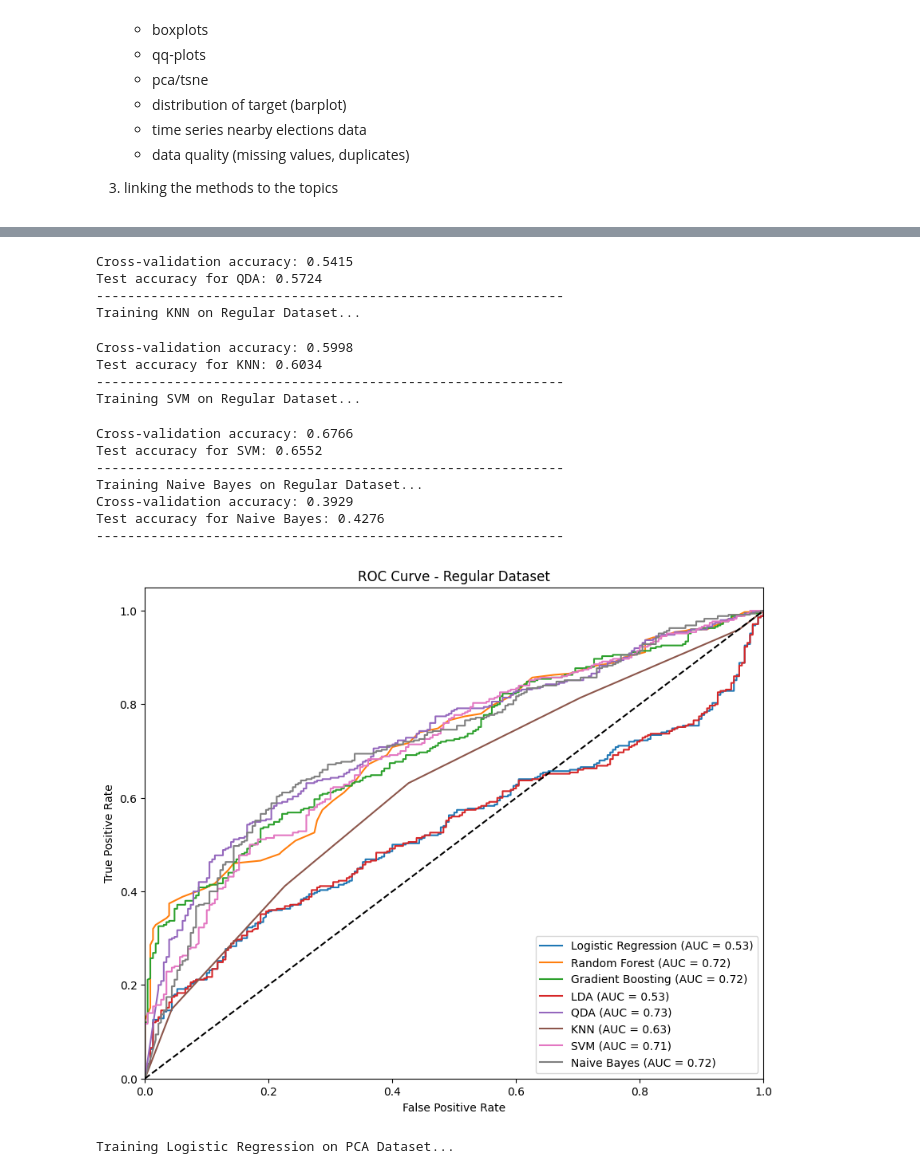
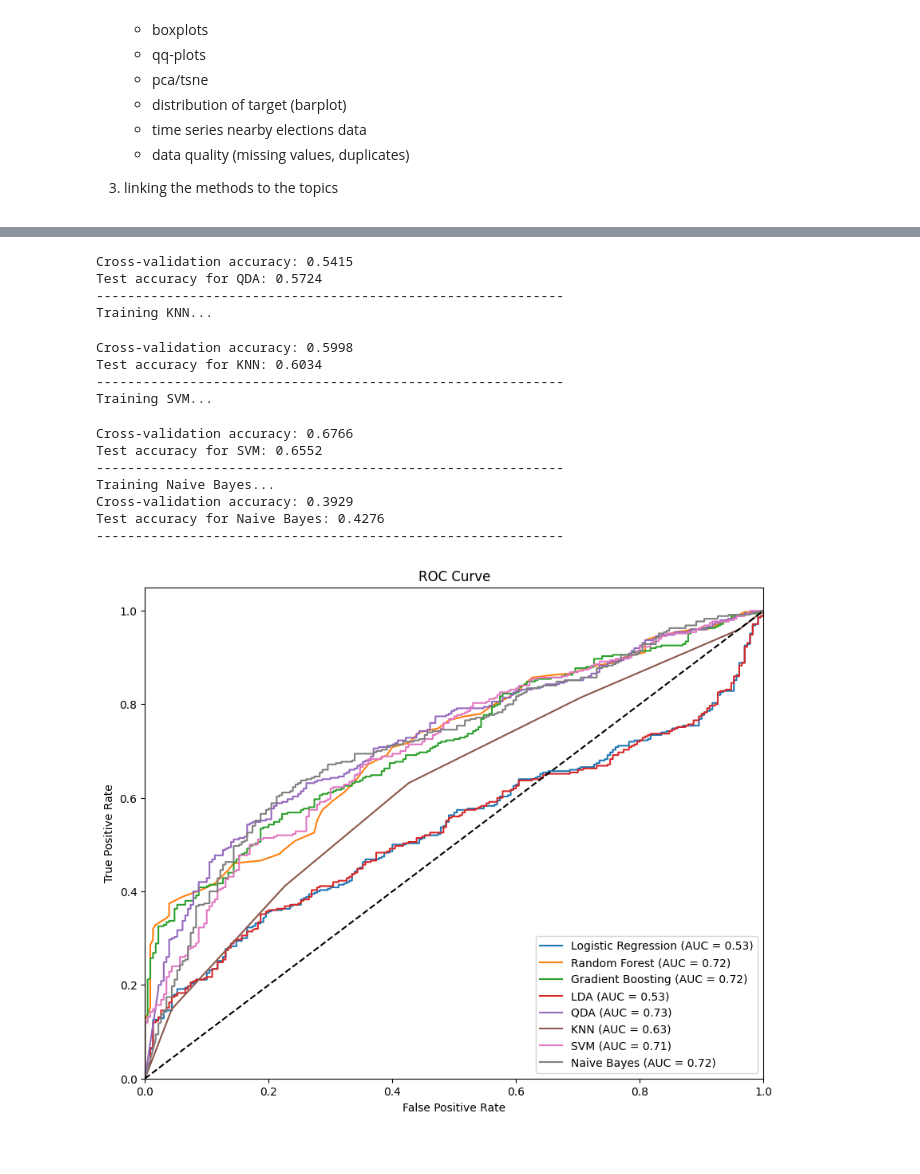
Before and after one commit to edo-lucio/predicting-political-view, a Jupyter notebook: nb.ipynb, the cells around one changed output, grey strips where cells are left out. Cells and saved outputs as stored; diff of their text form; code cells hidden in the pictures.

```diff
--- a/nb.ipynb
+++ b/nb.ipynb
@@ -91,7 +91,5 @@ def merge_subreddit_members(df, df_subreddit_members):
 
         return df
 # %%
-data = data.copy()
 filtered_data = filter_political_subreddits(data, political_subreddits)
-
-data, filtered_data = merge_subreddit_members(data, subreddits_members) , merge_subreddit_members(filtered_data, subreddits_members )
+filtered_data = merge_subreddit_members(filtered_data, subreddits_members)
@@ -165,3 +173,6 @@ transformed_data = transform_data(filtered_data)
+# %%
+log_transformed_data = log_transform_data(filtered_data)
+transformed_data = transform_data(filtered_data)
 # %% [markdown]
 Average of the karma distribution per each label looks similar in subreddits of both political labels.
 This result suggests that user's of both subreddits group have similar upvote behaviours. With democrats showing a higher average.
@@ -234,10 +315,9 @@ import seaborn as sns
 import numpy as np
 from matplotlib.colors import ListedColormap
 
-
 COLOR_PALETTE = {
-    "Conservative": "#d62728",
-    "Democratic": "#1f77b4",
+    "Conservative": "#1f77b4",
+    "Democratic": "#d62728",
     "Undecided": "#2ca02c"
 }
 
@@ -373,9 +453,6 @@ def detect_parties(data, proximity_threshold=1.5, plot_data=False):
 
     return data
 
-
-
 # Apply process to both datasets
-transformed_data = detect_parties(transformed_data, 1.5, plot_data=True)
-transformed_data_prime = detect_parties(transformed_data_prime)
+log_transformed_data_pivoted = detect_parties(log_transformed_data_pivoted, 1.5, plot_data=True)
 # %% [output]
@@ -549,0 +670,3 @@ Index(['username', 'bias_fairness', 'bias_care', 'bias_authority',
+# %%
+log_grouped = aggregate_data(log_transformed_data_pivoted)
+print(log_grouped.columns)
@@ -616,20 +799,19 @@ from sklearn.model_selection import train_test_split, cross_val_score
 from sklearn.preprocessing import StandardScaler, LabelEncoder
 from sklearn.ensemble import RandomForestClassifier, GradientBoostingClassifier
 from sklearn.linear_model import LogisticRegression
-from sklearn.metrics import classification_report, confusion_matrix, roc_curve, auc
+from sklearn.metrics import classification_report, confusion_matrix, roc_curve, auc, precision_recall_curve
 from sklearn.pipeline import make_pipeline
 from sklearn.compose import ColumnTransformer
 from sklearn.impute import SimpleImputer
 from sklearn.preprocessing import OneHotEncoder
-from sklearn.decomposition import PCA
-from sklearn.discriminant_analysis import LinearDiscriminantAnalysis, QuadraticDiscriminantAnalysis
 from sklearn.neighbors import KNeighborsClassifier
 from sklearn.svm import SVC
 from sklearn.naive_bayes import GaussianNB
+from sklearn.discriminant_analysis import LinearDiscriminantAnalysis, QuadraticDiscriminantAnalysis
 
 # Assuming 'grouped' DataFrame is available
-X = grouped.drop(columns=['party'])
-y = grouped['party']
+X = log_grouped.drop(columns=['party'])
+y = log_grouped['party']
 
 label_encoder = LabelEncoder()
 y_encoded = label_encoder.fit_transform(y)
@@ -651,14 +833,6 @@ preprocessor = ColumnTransformer(
     ]
 )
 
-# Apply PCA
-pca = PCA(n_components=0.95)  # Retain 95% of variance
-pca_pipeline = make_pipeline(preprocessor, pca)
-
-# Transform datasets
-X_train_pca = pca_pipeline.fit_transform(X_train)
-X_test_pca = pca_pipeline.transform(X_test)
-
 # Define models
 models = {
     'Logistic Regression': LogisticRegression(max_iter=1000),
@@ -672,16 +846,17 @@ models = {
 }
 
 # Function to train and evaluate models
-def evaluate_models(X_train, X_test, dataset_name):
+def evaluate_models(X_train, X_test):
     results = []
+
     plt.figure(figsize=(10, 8))  # Initialize the plot for ROC curves
-    plt.title(f'ROC Curve - {dataset_name}')
+    plt.title('ROC Curve')
 
     for model_name, model in models.items():
-        print(f"Training {model_name} on {dataset_name}...")
+        print(f"Training {model_name}...")
 
         # Create a pipeline with preprocessing and the model
-        pipeline = make_pipeline(preprocessor if dataset_name == 'Regular Dataset' else pca, model)
+        pipeline = make_pipeline(preprocessor, model)
 
         # Cross-validation to evaluate model performance
         cv_scores = cross_val_score(pipeline, X_train, y_train, cv=5, scoring='accuracy')
@@ -727,16 +902,21 @@ def evaluate_models(X_train, X_test, dataset_name):
     plt.legend(loc="lower right")
     plt.show()
 
+    # Plot Precision, Recall, Accuracy for all models
+    metrics_df = pd.DataFrame({
+        'Model': [result['Model'] for result in results],
+        'Accuracy': [result['Test Accuracy'] for result in results],
+        'Precision': [result['Classification Report']['weighted avg']['precision'] for result in results],
+        'Recall': [result['Classification Report']['weighted avg']['recall'] for result in results]
+    })
+
+    metrics_df.set_index('Model').plot(kind='bar', figsize=(12, 6), rot=45, grid=True)
+    plt.title('Model Comparison by Accuracy, Precision, Recall')
+    plt.ylabel('Score')
+    plt.show()
+
     return pd.DataFrame(results)
 
-# Evaluate on both datasets
-results_regular = evaluate_models(X_train, X_test, 'Regular Dataset')
-results_pca = evaluate_models(X_train_pca, X_test_pca, 'PCA Dataset')
-
-# Display performance summaries
-print("\nPerformance Summary - Regular Dataset")
-print(results_regular)
-
-print("\nPerformance Summary - PCA Dataset")
-print(results_pca)
+# Evaluate on the dataset
+results = evaluate_models(X_train, X_test)
 # %% [output]
@@ -760,17 +940,16 @@ Training QDA on Regular Dataset...
 Cross-validation accuracy: 0.5415
 Test accuracy for QDA: 0.5724
 ------------------------------------------------------------
-Training KNN on Regular Dataset...
+Training KNN...
 Cross-validation accuracy: 0.5998
 Test accuracy for KNN: 0.6034
 ------------------------------------------------------------
-Training SVM on Regular Dataset...
+Training SVM...
 Cross-validation accuracy: 0.6766
 Test accuracy for SVM: 0.6552
 ------------------------------------------------------------
-Training Naive Bayes on Regular Dataset...
+Training Naive Bayes...
 Cross-validation accuracy: 0.3929
 Test accuracy for Naive Bayes: 0.4276
 ------------------------------------------------------------
-[figure, old version]
+[figure, new version]
-Training Logistic Regression on PCA Dataset...
```
Also changed, not shown: parts of 28 cells of this notebook.
